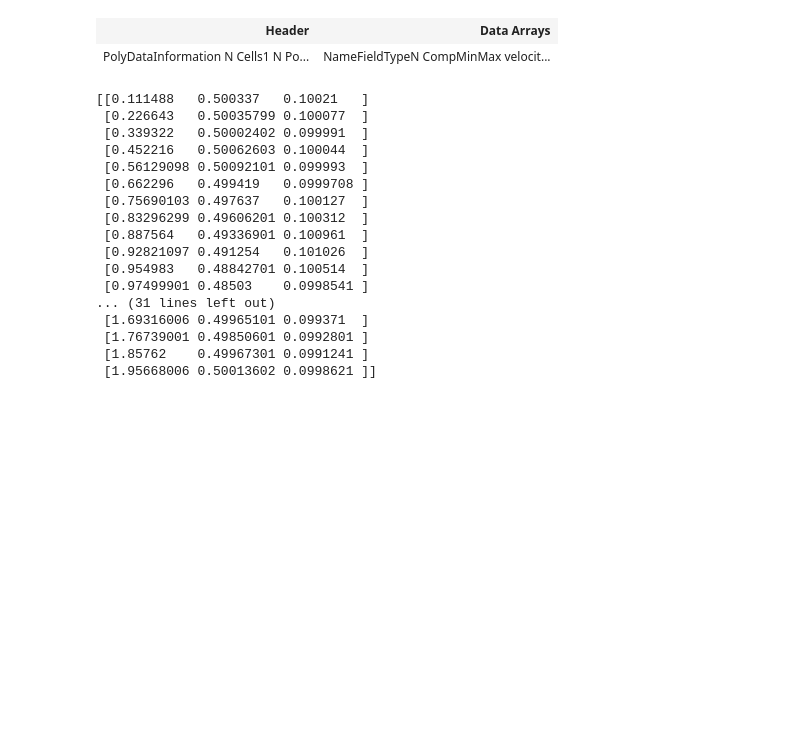
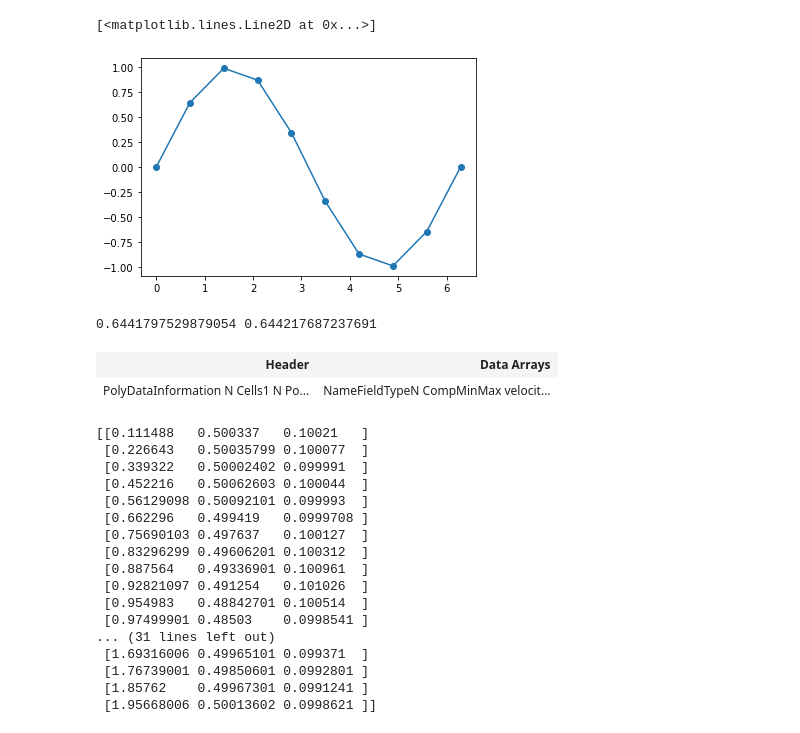
Before and after one commit to BinWang0213/PoreAnime, a Jupyter notebook: examples/CylinderFlow/CameraInterp.ipynb, the cells around one changed output. Saved outputs shown, nothing was run; the diff lists cells and outputs as text; code cells hidden in the pictures; blank space fills up the shorter version.

```diff
--- a/examples/CylinderFlow/CameraInterp.ipynb
+++ b/examples/CylinderFlow/CameraInterp.ipynb
@@ -2,6 +2,34 @@
 import numpy as np
 import pyvista as pv
 import matplotlib.pyplot as plt
+# %%
+x=np.linspace(0,2*np.pi, 10)
+y=np.sin(x)
+
+plt.plot(x,y,'o-')
+#print(x)
+# %% [output]
+[<matplotlib.lines.Line2D at 0x...>]
+[figure, added]
+# %%
+def interp(x0, x_array, y_array):
+    y0=0.0
+    #find interval
+    for i in range(len(x_array)-1):
+        start_x,start_y=x_array[i],y_array[i]
+        end_x,end_y=x_array[i+1],y_array[i+1]
+        #print( 'Index',(i,i+1), 'StartPts', (start_x,start_y),'EndPts', (end_x,end_y) )
+        if (x0>start_x and x0<=end_x): #we are in i-th interval
+            #print("We are in the interval",i+1)
+            gradient = (end_y-start_y)/(end_x-start_x)
+            y0 = start_y + gradient*(x0-start_x)
+
+    return y0
+
+y_interp=interp(0.7, x, y)
+print(y_interp, np.sin(0.7))
+# %% [output]
+0.6441797529879054 0.644217687237691
 # %%
 Streamline=pv.read('trajectory.vtp')
 # %%
```
